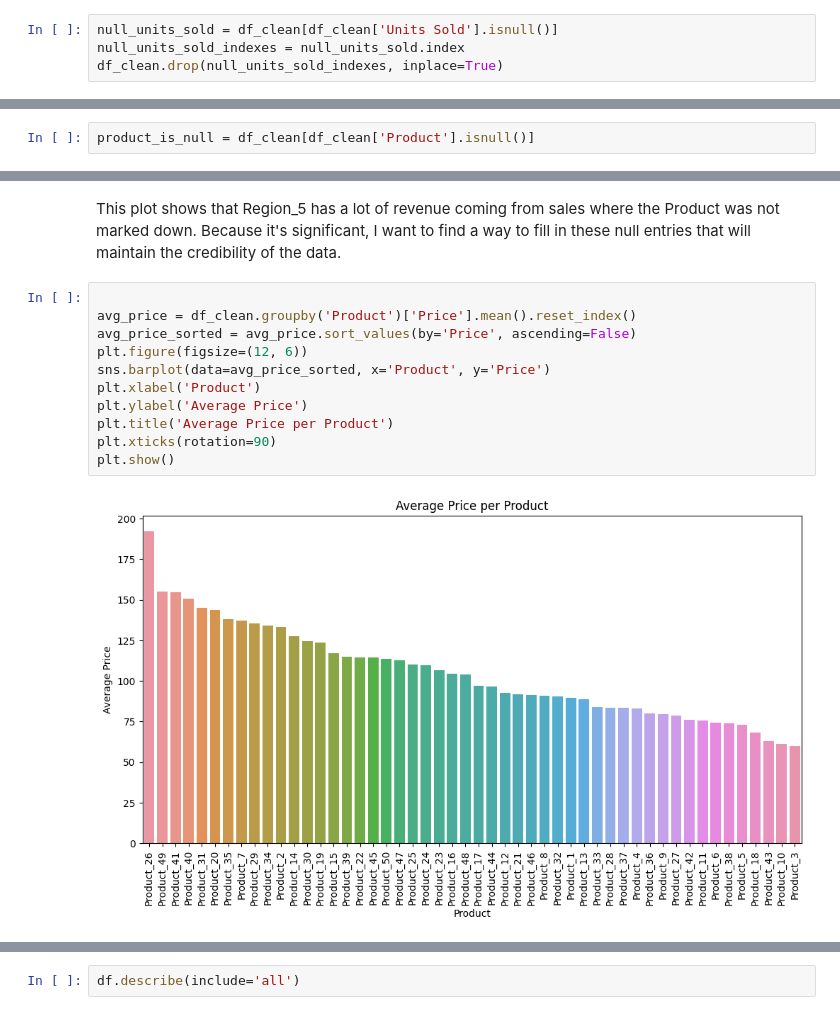
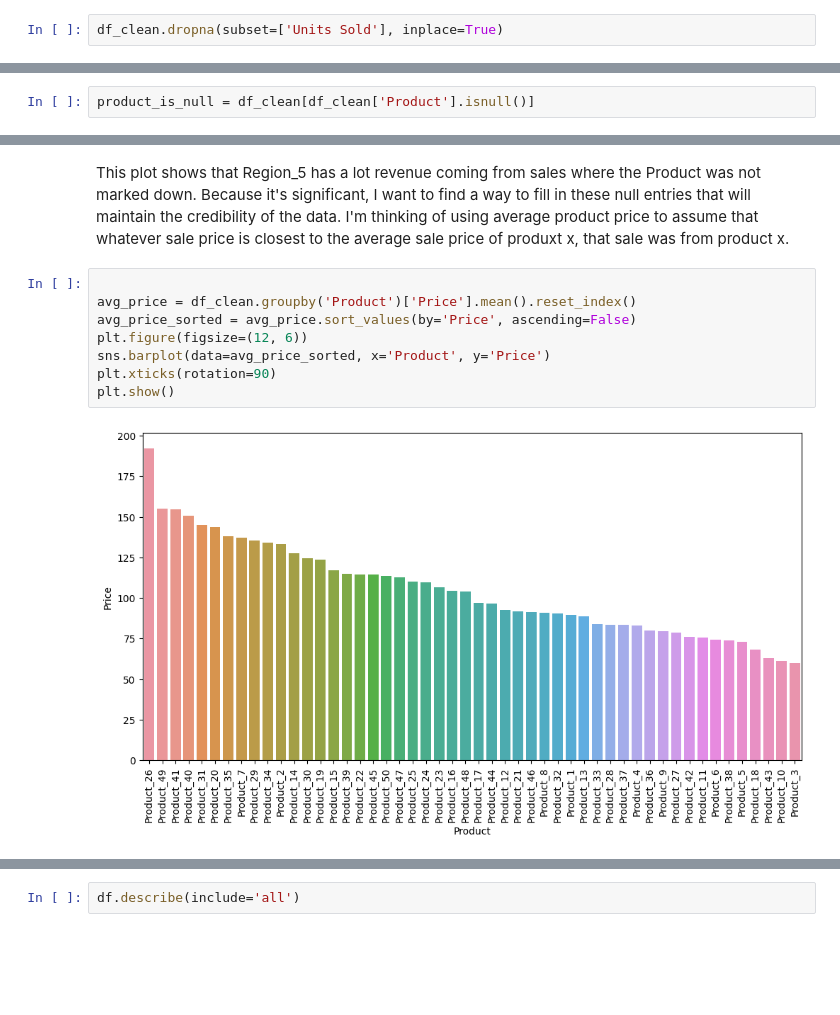
Before and after one commit to mredshaw/schulich_data_science, a Jupyter notebook: Data_Science_A1.ipynb, the cells around one changed output, grey strips where cells are left out. Saved outputs shown, nothing was run; the diff lists cells and outputs as text; blank space fills up the shorter version.

```diff
--- a/Data_Science_A1.ipynb
+++ b/Data_Science_A1.ipynb
@@ -558,10 +449,8 @@ print(df_clean[df_clean['Units Sold'].isnull()])
 872     NaN  Region_10  135.39         NaN  2024-05-22
 # %% [markdown]
 These remaining 7 entries have no Product or Units Sold data, so I'll go ahead and drop these from our DataFrame
-# %%
-null_units_sold = df_clean[df_clean['Units Sold'].isnull()]
-null_units_sold_indexes = null_units_sold.index
-df_clean.drop(null_units_sold_indexes, inplace=True)
+# %%
+df_clean.dropna(subset=['Units Sold'], inplace=True)
 # %%
 df_clean.info()
 # %% [output]
@@ -697,15 +574,12 @@ plt.show()
 # %% [markdown]
-This plot shows that Region_5 has a lot of revenue coming from sales where the Product was not marked down. Because it's significant, I want to find a way to fill in these null entries that will maintain the credibility of the data.
+This plot shows that Region_5 has a lot revenue coming from sales where the Product was not marked down. Because it's significant, I want to find a way to fill in these null entries that will maintain the credibility of the data. I'm thinking of using average product price to assume that whatever sale price is closest to the average sale price of produxt x, that sale was from product x.
 # %%
 
 avg_price = df_clean.groupby('Product')['Price'].mean().reset_index()
 avg_price_sorted = avg_price.sort_values(by='Price', ascending=False)
 plt.figure(figsize=(12, 6))
 sns.barplot(data=avg_price_sorted, x='Product', y='Price')
-plt.xlabel('Product')
-plt.ylabel('Average Price')
-plt.title('Average Price per Product')
 plt.xticks(rotation=90)
 plt.show()
 # %% [output]
-[figure, old version]
+[figure, new version]
```
Also changed, not shown: parts of 111 cells of this notebook.
